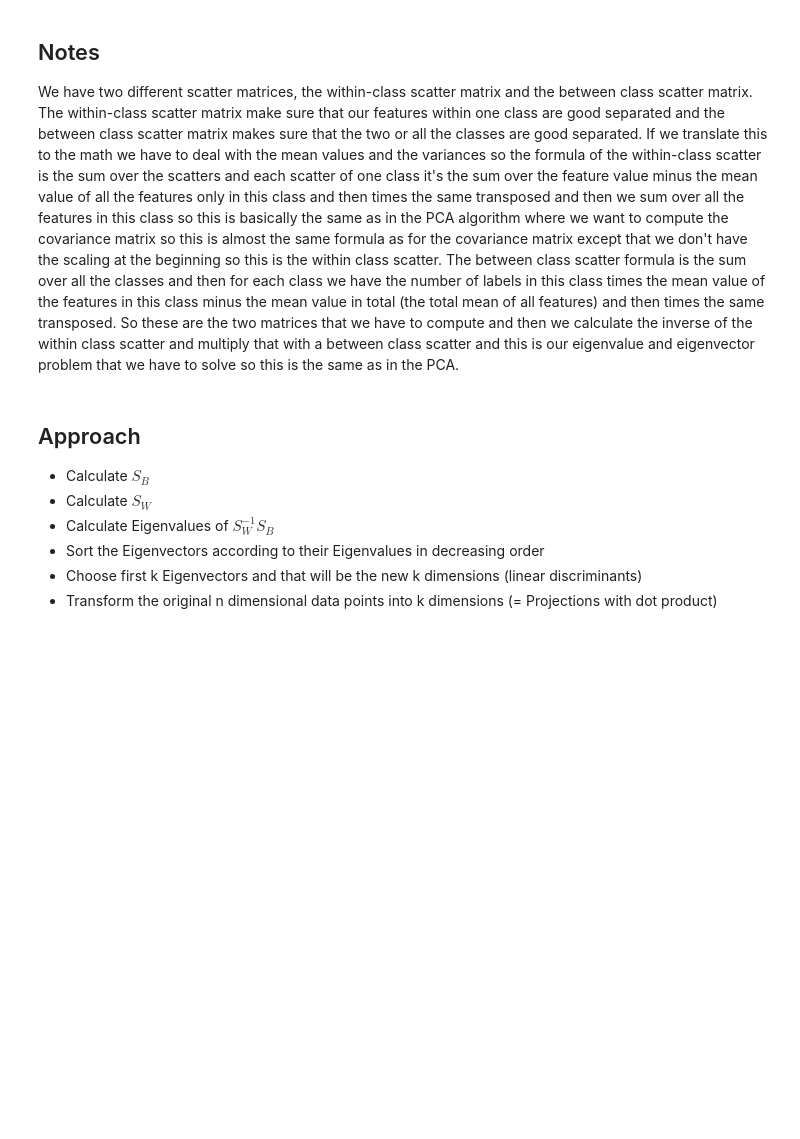
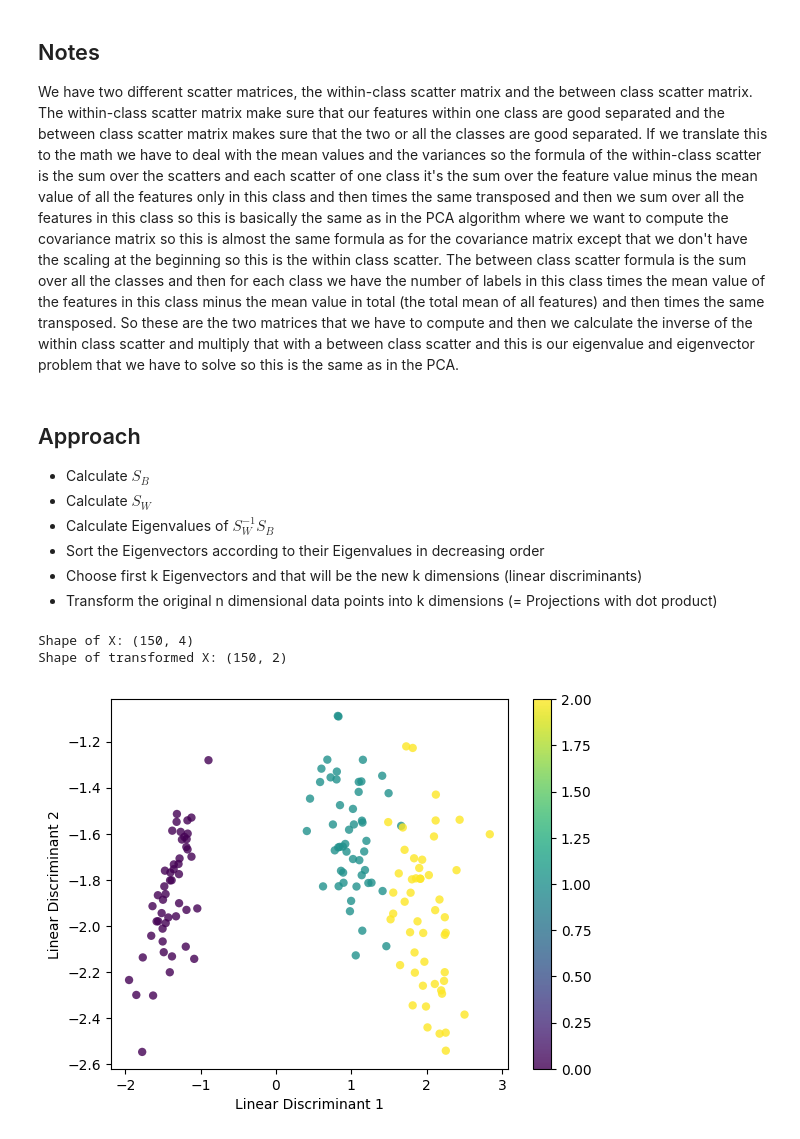
Before and after one commit to wiktorflorian/Learning, a Jupyter notebook: Machine_Learning_From_Scratch/14_LDA.ipynb, the cells around one changed output. Saved outputs shown, nothing was run; the diff lists cells and outputs as text; code cells hidden in the pictures; blank space fills up the shorter version.

```diff
--- a/Machine_Learning_From_Scratch/14_LDA.ipynb
+++ b/Machine_Learning_From_Scratch/14_LDA.ipynb
@@ -53,0 +99,33 @@ We have two different scatter matrices, the within-class scatter matrix and the
+# %%
+from sklearn import datasets
+import matplotlib.pyplot as plt
+import numpy as np
+
+data = datasets.load_iris()
+X = data.data
+y = data.target
+
+# Project the data onto the 2 primary linear disccriminants
+lda = LDA(2)
+lda.fit(X, y)
+
+X_projected = lda.transform(X)
+
+print('Shape of X:', X.shape)
+print('Shape of transformed X:', X_projected.shape)
+
+x1 = X_projected[:, 0]
+x2 = X_projected[:, 1]
+
+plt.scatter(x1, x2,
+            c=y, edgecolor='none', alpha=0.8,
+            cmap=plt.matplotlib.colormaps['viridis'])
+
+plt.xlabel('Linear Discriminant 1')
+plt.ylabel('Linear Discriminant 2')
+plt.colorbar()
+plt.show()
+# %% [output]
+Shape of X: (150, 4)
+Shape of transformed X: (150, 2)
+[figure, added]
```
Also changed, not shown: parts of 1 cell of this notebook.
